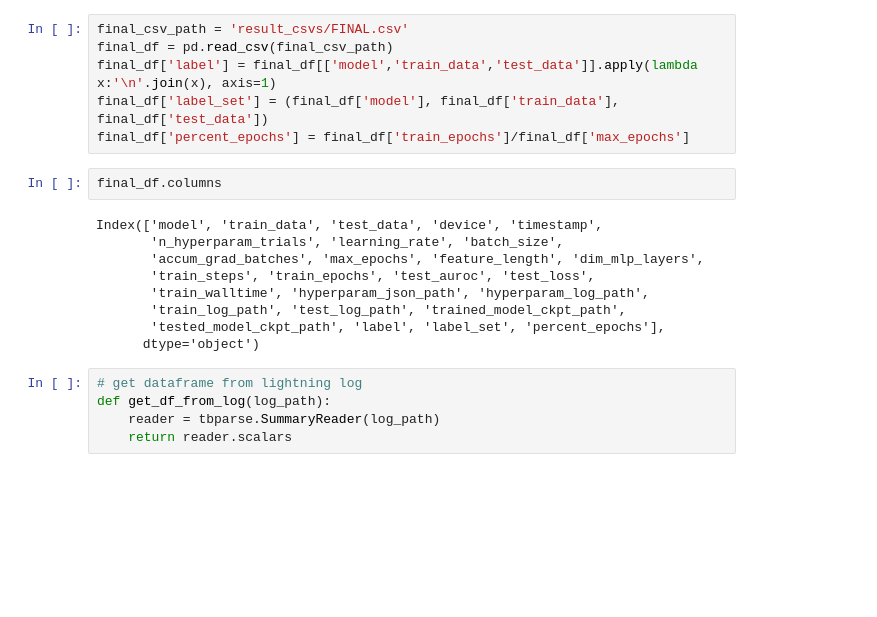
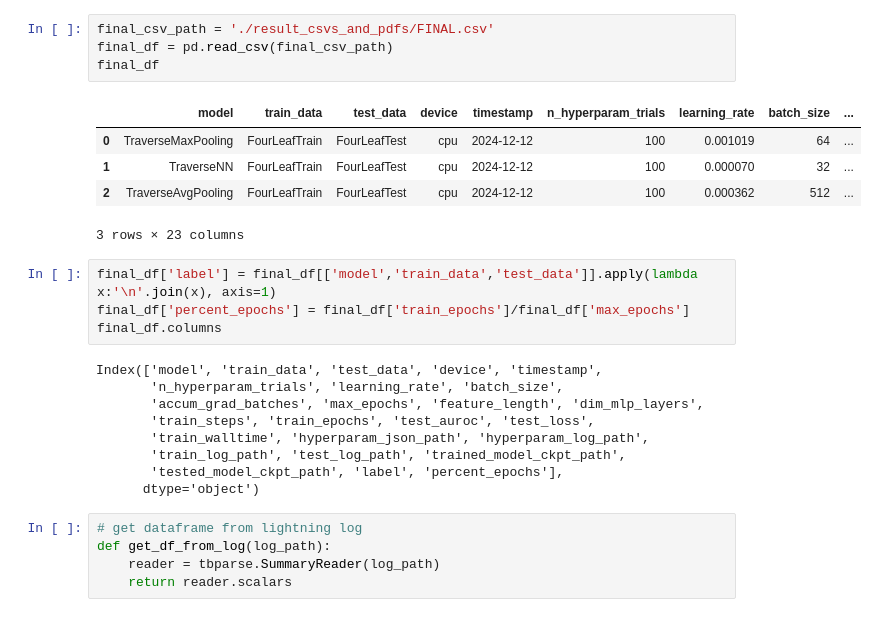
Before and after one commit to matsengrp/dpvt-experiments-1, a Jupyter notebook: train/plot_final_csv.ipynb, the cells around one changed output. Saved outputs shown, nothing was run; the diff lists cells and outputs as text; blank space fills up the shorter version.

```diff
--- a/train/plot_final_csv.ipynb
+++ b/train/plot_final_csv.ipynb
@@ -13,21 +11,27 @@ import tbparse
 To enable the following instructions: SSE4.1 SSE4.2 AVX AVX2 FMA, in other operations, rebuild TensorFlow with the appropriate compiler flags.
+# %%
+final_csv_path = './result_csvs_and_pdfs/FINAL.csv'
+final_df = pd.read_csv(final_csv_path)
+final_df
+# %% [output]
+|  | model | train_data | test_data | device | timestamp | n_hyperparam_trials | learning_rate | batch_size | ... |
+| 0 | TraverseMaxPooling | FourLeafTrain | FourLeafTest | cpu | 2024-12-12 | 100 | 0.001019 | 64 | ... |
+| 1 | TraverseNN | FourLeafTrain | FourLeafTest | cpu | 2024-12-12 | 100 | 0.000070 | 32 | ... |
+| 2 | TraverseAvgPooling | FourLeafTrain | FourLeafTest | cpu | 2024-12-12 | 100 | 0.000362 | 512 | ... |
+3 rows × 23 columns
 # %%
-final_csv_path = 'result_csvs/FINAL.csv'
-final_df = pd.read_csv(final_csv_path)
 final_df['label'] = final_df[['model','train_data','test_data']].apply(lambda x:'\n'.join(x), axis=1)
-final_df['label_set'] = (final_df['model'], final_df['train_data'], final_df['test_data'])
 final_df['percent_epochs'] = final_df['train_epochs']/final_df['max_epochs']
+final_df.columns
+# %% [output]
+Index(['model', 'train_data', 'test_data', 'device', 'timestamp',
+       'n_hyperparam_trials', 'learning_rate', 'batch_size',
+       'accum_grad_batches', 'max_epochs', 'feature_length', 'dim_mlp_layers',
+       'train_steps', 'train_epochs', 'test_auroc', 'test_loss',
+       'train_walltime', 'hyperparam_json_path', 'hyperparam_log_path',
+       'train_log_path', 'test_log_path', 'trained_model_ckpt_path',
+       'tested_model_ckpt_path', 'label', 'percent_epochs'],
+      dtype='object')
-# %%
-final_df.columns
-# %% [output]
-Index(['model', 'train_data', 'test_data', 'device', 'timestamp',
-       'n_hyperparam_trials', 'learning_rate', 'batch_size',
-       'accum_grad_batches', 'max_epochs', 'feature_length', 'dim_mlp_layers',
-       'train_steps', 'train_epochs', 'test_auroc', 'test_loss',
-       'train_walltime', 'hyperparam_json_path', 'hyperparam_log_path',
-       'train_log_path', 'test_log_path', 'trained_model_ckpt_path',
-       'tested_model_ckpt_path', 'label', 'label_set', 'percent_epochs'],
-      dtype='object')
 # %%
 # get dataframe from lightning log
 def get_df_from_log(log_path):
```
Also changed, not shown: parts of 3 cells of this notebook, 4 other files.
